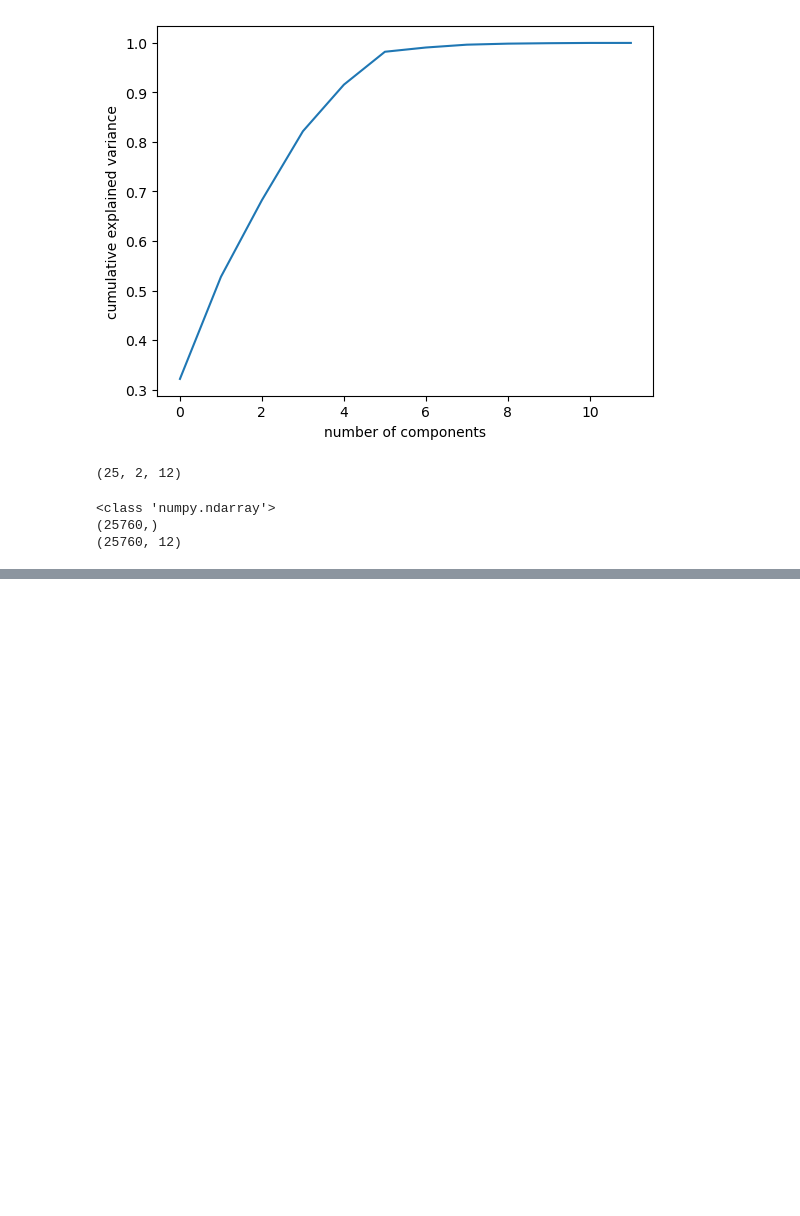
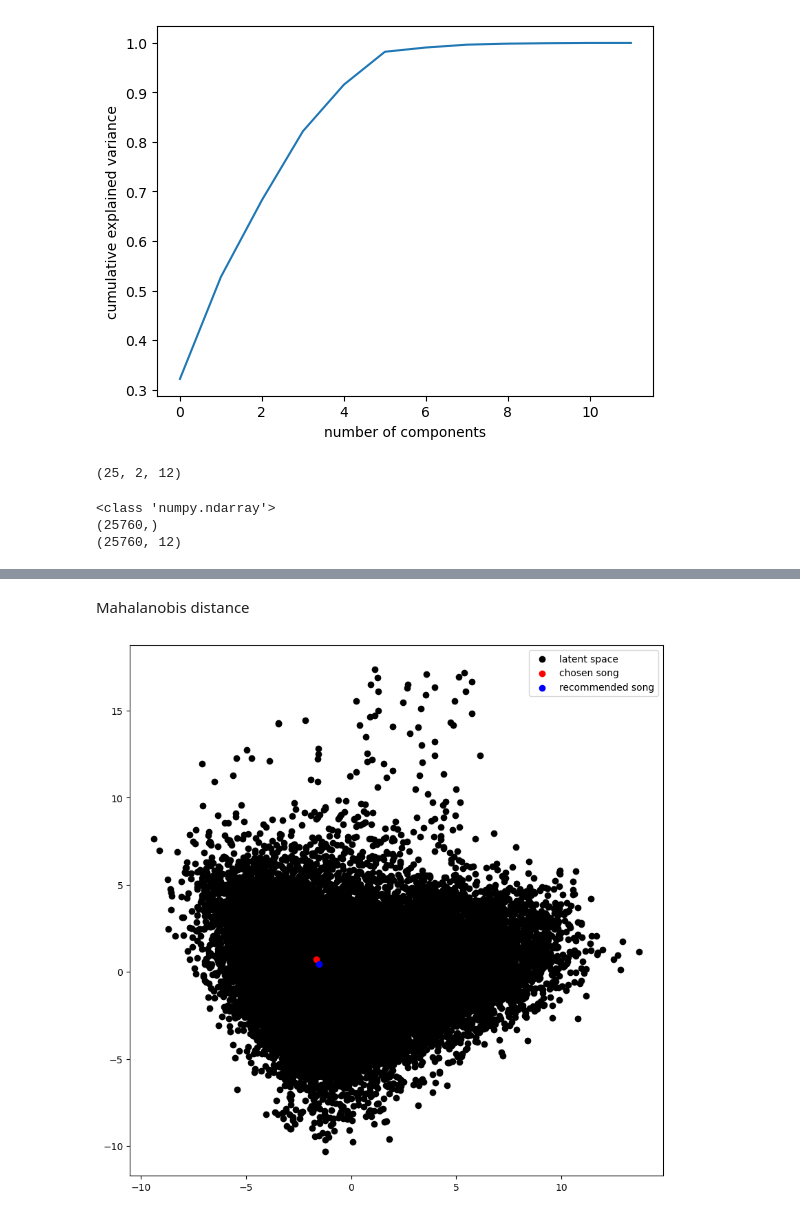
Before and after one commit to EliasLMann/contextRec, a Jupyter notebook: search_recommend.ipynb, the cells around one changed output, grey strips where cells are left out. Drawn from its saved outputs; the diff is of its cells as text; code cells hidden in the pictures; blank space fills up the shorter version.

```diff
--- a/search_recommend.ipynb
+++ b/search_recommend.ipynb
@@ -711,0 +706,3 @@ test = create_bgms()
+# %%
+test, x = create_bgms(num_examples=10, user=users_data)
+type(x)
@@ -711,0 +711,10 @@ test = create_bgms()
+# %%
+recommendation = test['exercise'].sample()[0][0]
+#get a list of the distances between the recommendation and the latent space vectors
+distances = np.linalg.norm(latent_space - recommendation, axis=1)
+
+
+
+x = test['exercise'].precisions_cholesky_
+x
+#print('Chosen Song: ', chosen_song)
@@ -711,0 +739,12 @@ test = create_bgms()
+# %% [markdown]
+Mahalanobis distance
+# %%
+#plot the the pca of the latent space with the recommended song and the song that was chosen
+plt.figure(figsize=(10, 10))
+plt.scatter(latent_space_pca[:, 0], latent_space_pca[:, 1], c='k', label='latent space')
+plt.scatter(latent_space_pca[index, 0], latent_space_pca[index, 1], c='r', label='chosen song')
+plt.scatter(pca.transform(recommendation.reshape(1, -1))[0, 0], pca.transform(recommendation.reshape(1, -1))[0, 1], c='b', label='recommended song')
+plt.legend()
+plt.show()
+# %% [output]
+[figure, added]
```
Also changed, not shown: parts of 4 cells of this notebook.
